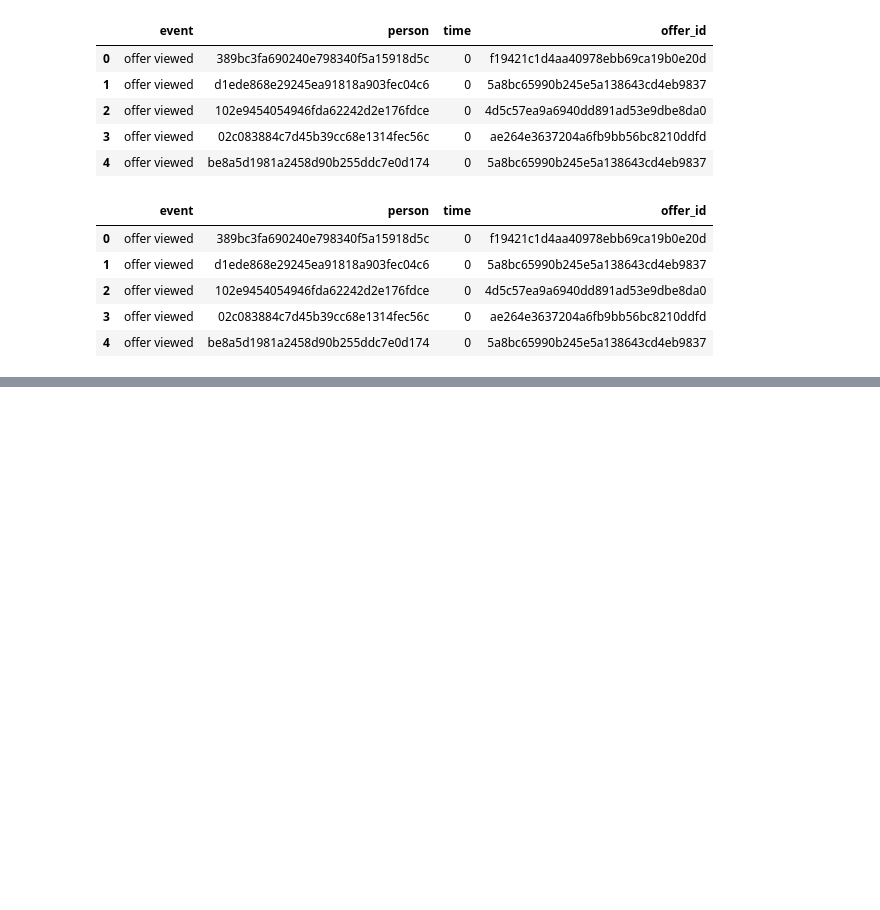
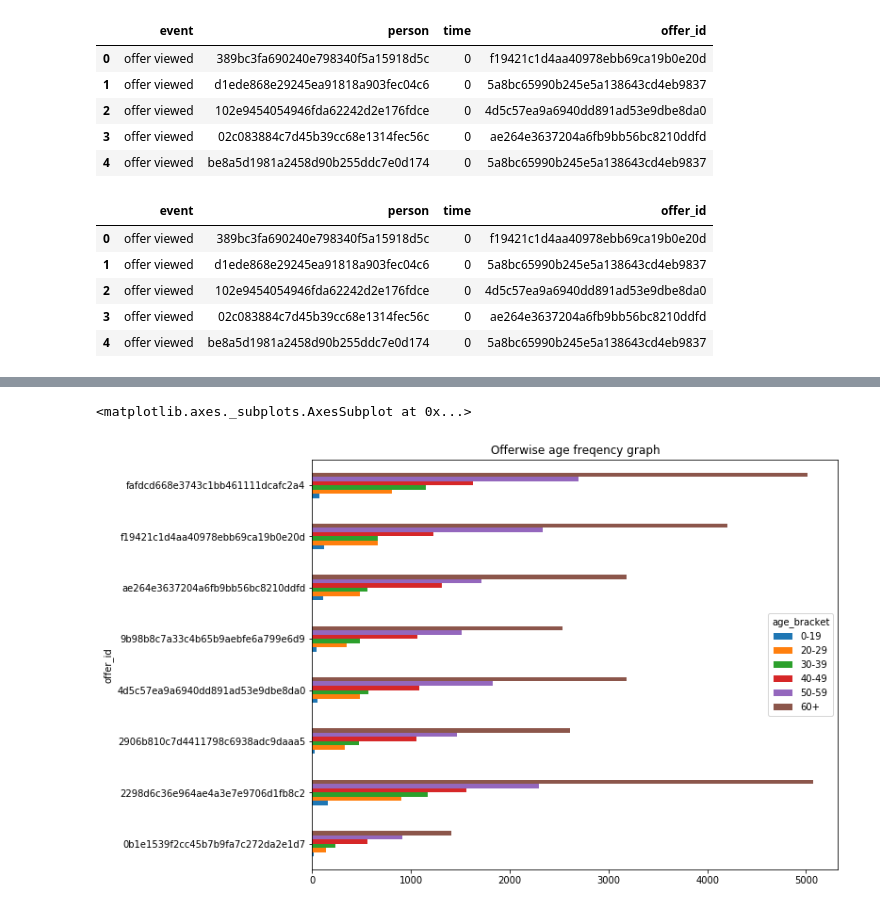
Before and after one commit to vasthav/Udacity-DSND-Capstone_project-Starbucks, a Jupyter notebook: Starbucks_Capstone_notebook.ipynb, the cells around one changed output, grey strips where cells are left out. Drawn from its saved outputs; the diff is of its cells as text; code cells hidden in the pictures; blank space fills up the shorter version.

Commit message:
feat: updated the code to include different analysis on top offers

```diff
--- a/Starbucks_Capstone_notebook.ipynb
+++ b/Starbucks_Capstone_notebook.ipynb
@@ -1037,0 +677,29 @@ _Next steps include building a simple machine learning model to predict the user
+# %%
+# Adding member joining year.
+
+# c['became_member_on'].isna().sum()
+# All members have joining data in the data.
+
+def year_extractor(x):
+    """ Function to extract the year which the user joinined the program.
+
+    Args:
+        x {int}: member joined on data in the format yyyymmdd
+    Returns:
+        {str}: year the member joined on
+    """
+    return str(x)[:4]
+
+def month_extractor(x):
+    """ Function to extract the month which the user joinined the program.
+
+    Args:
+        x {int}: member joined on data in the format yyyymmdd
+    Returns:
+        {str}: month the member joined on
+    """
+    return str(x)[4:6]
+
+c['joining_year'] = c['became_member_on'].apply(year_extractor)
+c['joining_month'] = c['became_member_on'].apply(month_extractor)
+c.head()
@@ -1037,0 +713,9 @@ _Next steps include building a simple machine learning model to predict the user
+# %%
+# Lets find out what makes our top offer (fafdcd668e3743c1bb461111dcafc2a4) different from others.
+# Lets look at age wise distribution of transactions.
+
+t = c[c['offer_completed']==1].groupby(['age_bracket', 'offer_id']).count()['person']
+t.unstack(level=0).plot(kind='barh', figsize=(10,8), title='Offerwise age freqency graph')
+# %% [output]
+<matplotlib.axes._subplots.AxesSubplot at 0x...>
+[figure, added]
```
Also changed, not shown: parts of 54 cells of this notebook.
